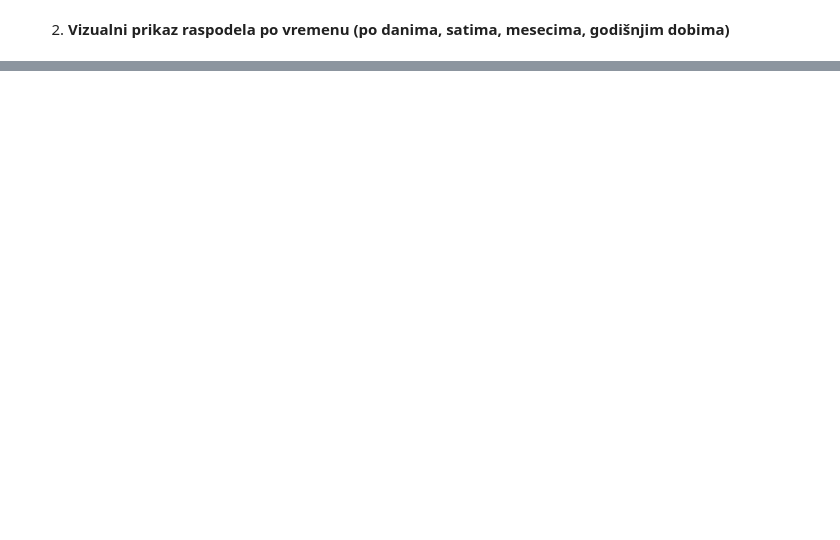
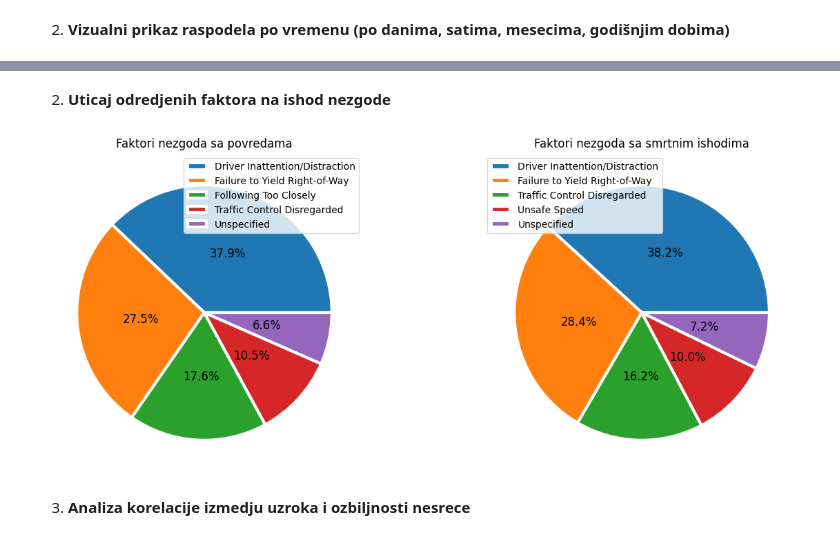
Before and after one commit to djordjeviiccmilos/Data_Analisys, a Jupyter notebook: MilosDjordjevic137RN.ipynb, the cells around one changed output, grey strips where cells are left out. Saved outputs shown, nothing was run; the diff lists cells and outputs as text; code cells hidden in the pictures; blank space fills up the shorter version.

```diff
--- a/MilosDjordjevic137RN.ipynb
+++ b/MilosDjordjevic137RN.ipynb
@@ -260,0 +343,25 @@ plt.show()
+# %% [markdown]
+2.  **Uticaj odredjenih faktora na ishod nezgode**
+# %%
+injuries = dataset[dataset["Persons Injured"] > 0]
+deaths = dataset[dataset["Persons Killed"] > 0]
+
+injuries_factors = injuries["Contributing Factor"].value_counts().head(5)
+deaths_factors = deaths["Contributing Factor"].value_counts().head(5)
+
+fig, ax = plt.subplots(1, 2, figsize=(15, 6))
+
+ax[0].pie(injuries_factors, labels = None, autopct='%1.1f%%', pctdistance = 0.5,
+          wedgeprops={'linewidth': 3.0, 'edgecolor': 'white'}, textprops={'size': 'large'})
+ax[0].set_title("Faktori nezgoda sa povredama")
+ax[0].legend(injuries_factors.sort_index().index, loc="upper right")
+
+ax[1].pie(deaths_factors, labels = None, autopct='%1.1f%%', pctdistance = 0.5,
+          wedgeprops={'linewidth': 3.0, 'edgecolor': 'white'}, textprops={'size': 'large'})
+ax[1].set_title("Faktori nezgoda sa smrtnim ishodima")
+ax[1].legend(deaths_factors.sort_index().index, loc="upper left")
+plt.show()
+# %% [output]
+[figure, added]
+# %% [markdown]
+3.  **Analiza korelacije izmedju uzroka i ozbiljnosti nesrece**
```
Also changed, not shown: parts of 19 cells of this notebook.
